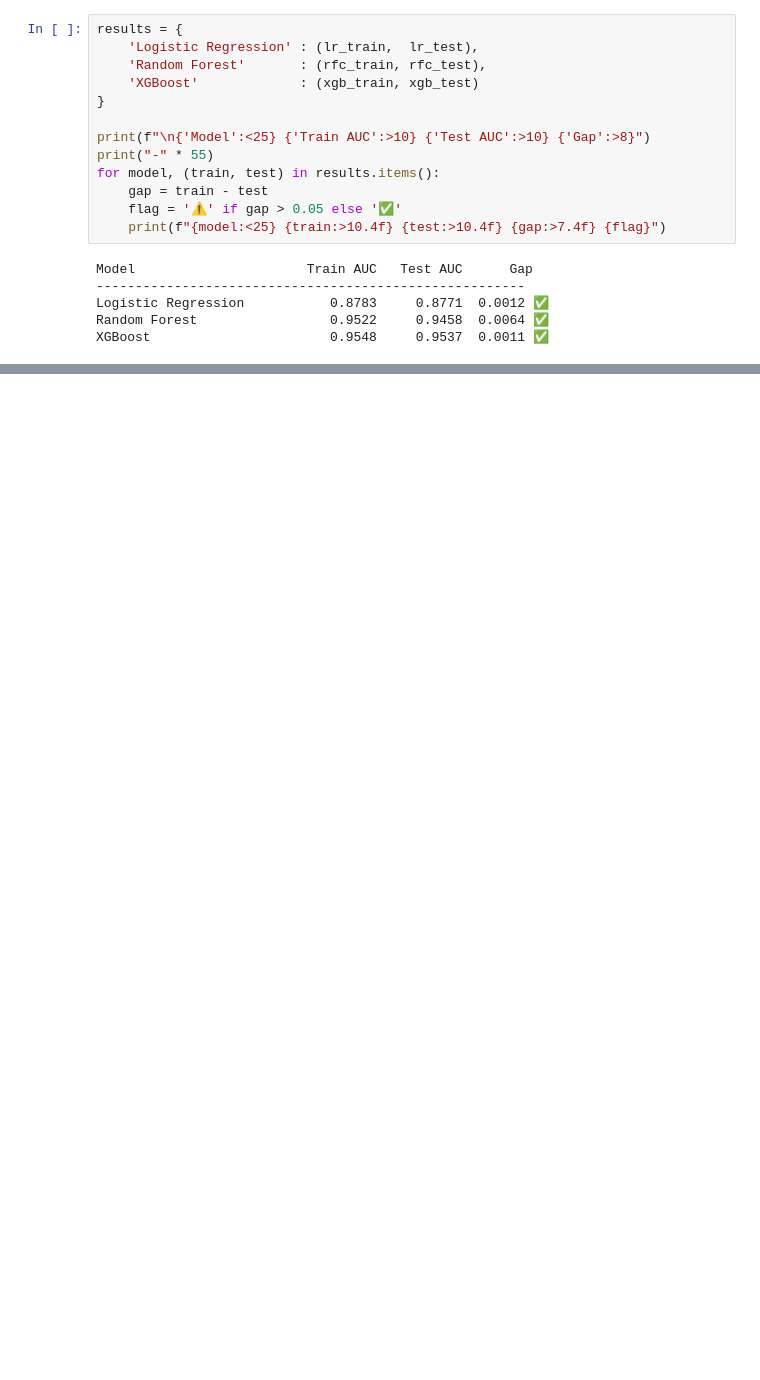
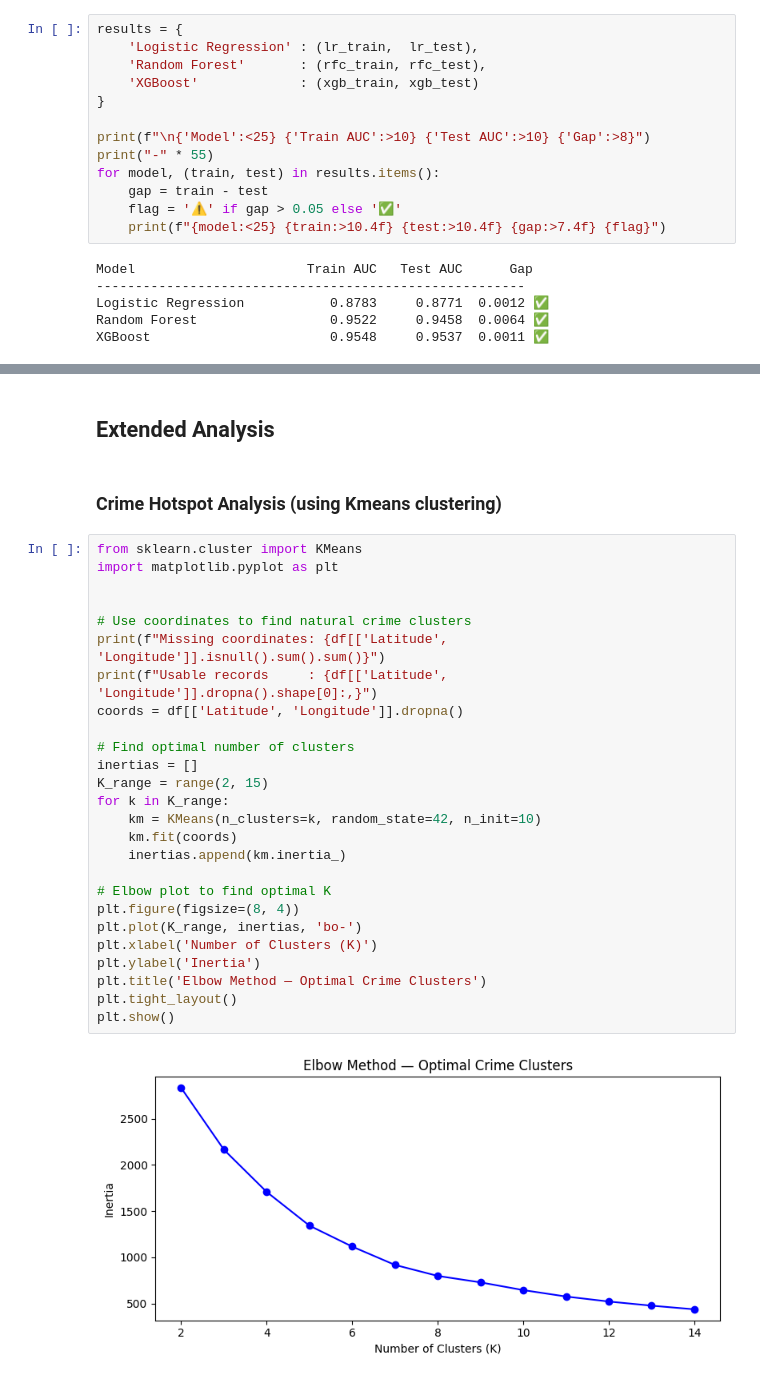
Before and after one commit to tKaiB/Capstone_Chicago, a Jupyter notebook: notebooks/Cap_Chicago_Prediction.ipynb, the cells around one changed output, grey strips where cells are left out. Drawn from its saved outputs; the diff is of its cells as text; blank space fills up the shorter version.

```diff
--- a/notebooks/Cap_Chicago_Prediction.ipynb
+++ b/notebooks/Cap_Chicago_Prediction.ipynb
@@ -516,0 +546,32 @@ XGBoost                       0.9548     0.9537  0.0011 ✅
+# %% [markdown]
+## Extended Analysis
+# %% [markdown]
+### Crime Hotspot Analysis (using Kmeans clustering)
+# %%
+from sklearn.cluster import KMeans
+import matplotlib.pyplot as plt
+
+
+# Use coordinates to find natural crime clusters
+print(f"Missing coordinates: {df[['Latitude', 'Longitude']].isnull().sum().sum()}")
+print(f"Usable records     : {df[['Latitude', 'Longitude']].dropna().shape[0]:,}")
+coords = df[['Latitude', 'Longitude']].dropna()
+
+# Find optimal number of clusters
+inertias = []
+K_range = range(2, 15)
+for k in K_range:
+    km = KMeans(n_clusters=k, random_state=42, n_init=10)
+    km.fit(coords)
+    inertias.append(km.inertia_)
+
+# Elbow plot to find optimal K
+plt.figure(figsize=(8, 4))
+plt.plot(K_range, inertias, 'bo-')
+plt.xlabel('Number of Clusters (K)')
+plt.ylabel('Inertia')
+plt.title('Elbow Method — Optimal Crime Clusters')
+plt.tight_layout()
+plt.show()
+# %% [output]
+[figure, added]
```
Also changed, not shown: parts of 30 cells of this notebook.
